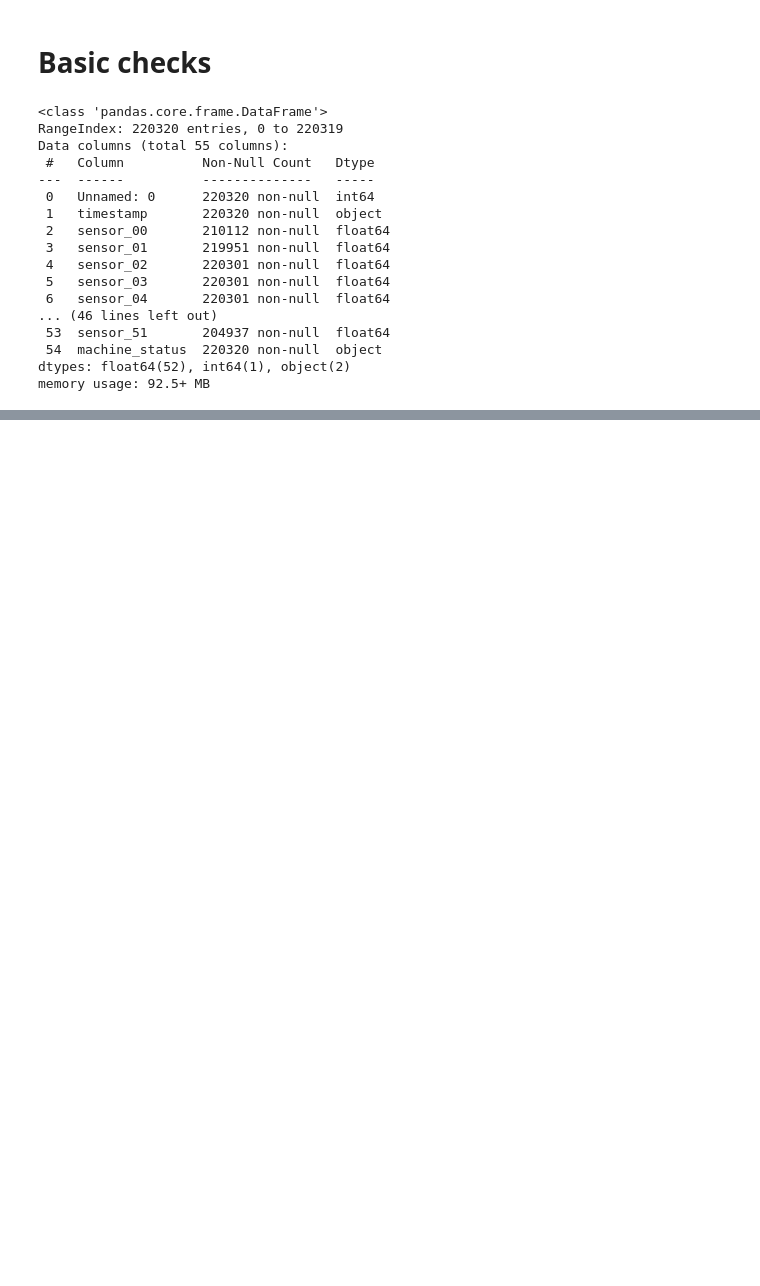
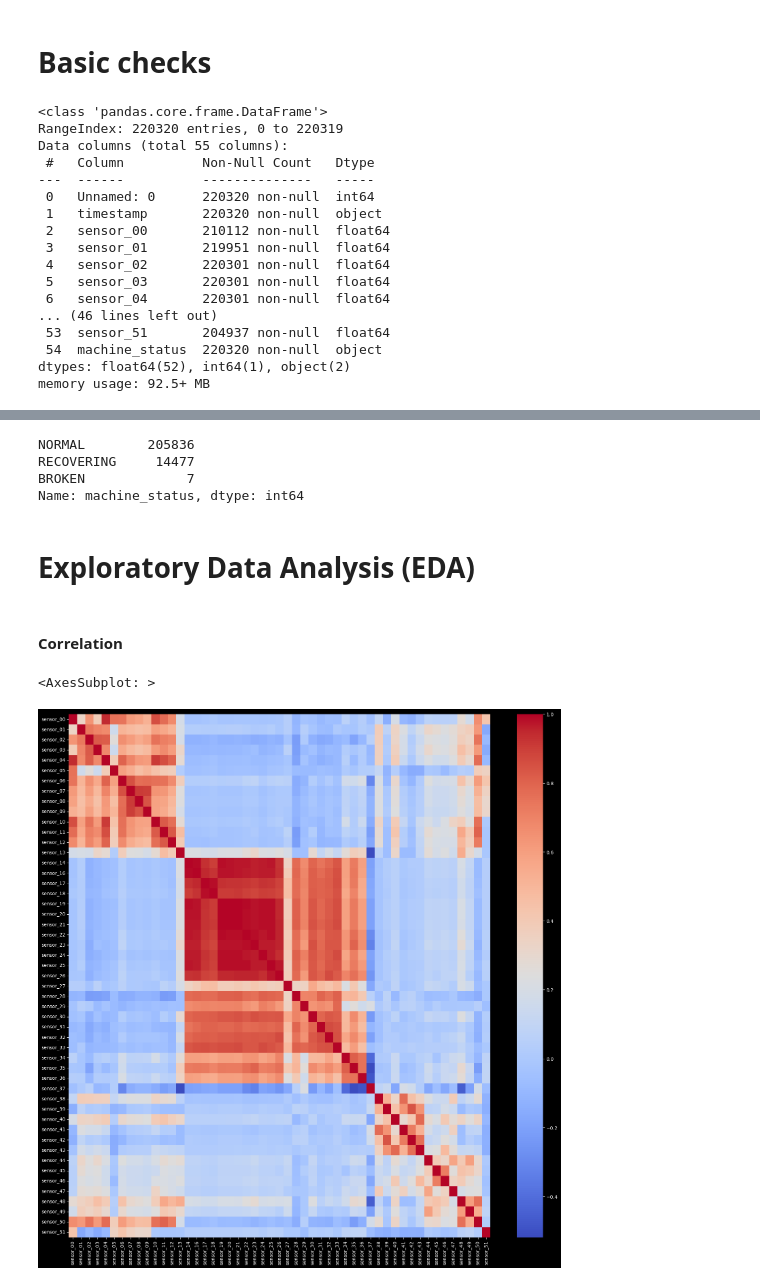
Before and after one commit to piotr-druzdzel/LSTM-for-Time-Series-Sensor-Data, a Jupyter notebook: main.ipynb, the cells around one changed output, grey strips where cells are left out. Drawn from its saved outputs; the diff is of its cells as text; code cells hidden in the pictures; blank space fills up the shorter version.

Commit message:
raw data lodaded

```diff
--- a/main.ipynb
+++ b/main.ipynb
@@ -61,0 +115,21 @@ df.describe().transpose()
+# %%
+drop_cols = ['sensor_15', 'Unnamed: 0']
+df.drop(drop_cols, axis=1, inplace=True)
+# %%
+df.machine_status.value_counts()
+# %% [output]
+NORMAL        205836
+RECOVERING     14477
+BROKEN             7
+Name: machine_status, dtype: int64
+# %% [markdown]
+# Exploratory Data Analysis (EDA)
+# %% [markdown]
+#### Correlation
+# %%
+plt.style.use("dark_background")
+plt.figure(figsize=(20, 20))
+sns.heatmap(df.corr(), cmap='coolwarm')
+# %% [output]
+<AxesSubplot: >
+[figure, added]
```
Also changed, not shown: parts of 8 cells of this notebook.
